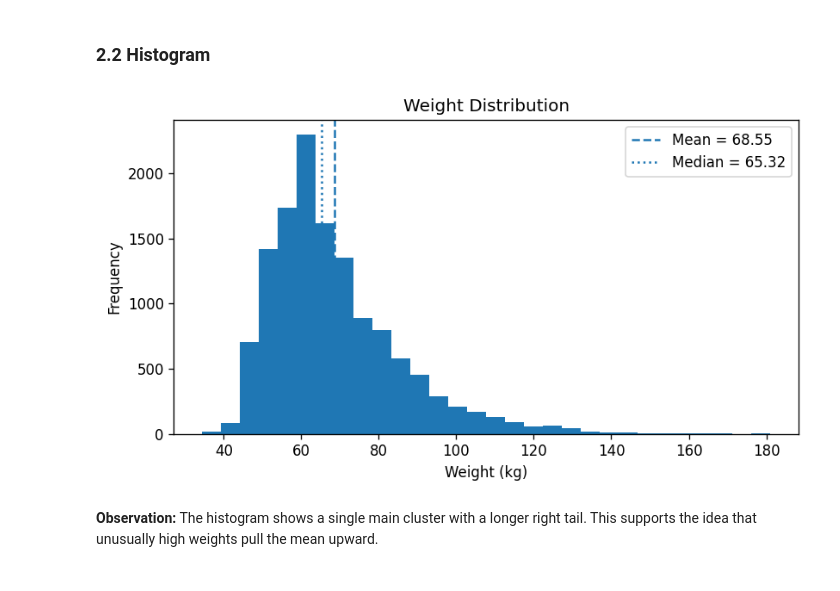
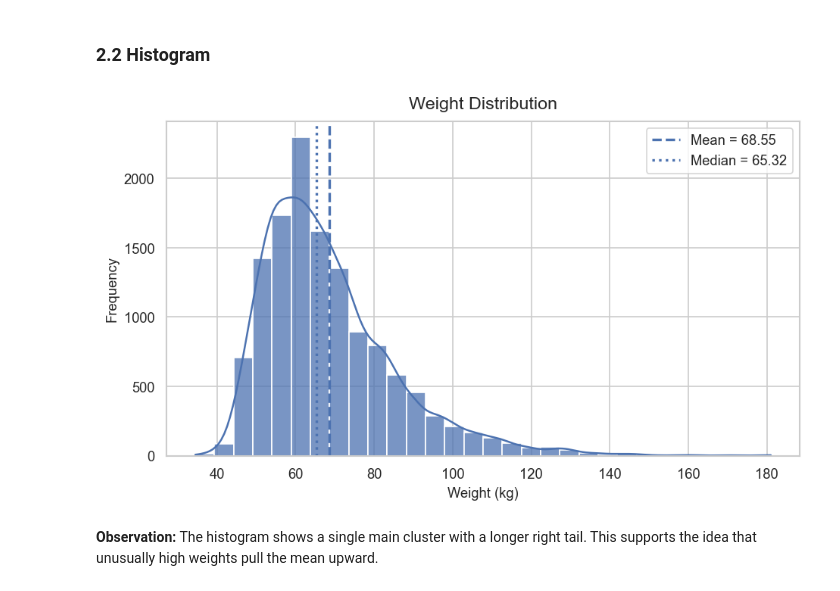
Before and after one commit to asd854026/2026-Spring-Stat2-Cycle2, a Jupyter notebook: notebooks/02_ContinueVariable_eda.ipynb, the cells around one changed output. Drawn from its saved outputs; the diff is of its cells as text; code cells hidden in the pictures.

```diff
--- a/notebooks/02_ContinueVariable_eda.ipynb
+++ b/notebooks/02_ContinueVariable_eda.ipynb
@@ -4,11 +4,15 @@
 ## 1. Data
 # %%
 from pathlib import Path
+import numpy as np
 import pandas as pd
+import seaborn as sns
 import matplotlib.pyplot as plt
 from IPython.display import display, Markdown
+from scipy import stats
 
 plt.rcParams['figure.dpi'] = 120
+sns.set_theme(style="whitegrid", context="notebook")
 
 ROOT = Path.cwd().resolve().parent
 PROCESSED_PATH = ROOT / "data" / "processed" / "yrbs_selected_cleaned.csv"
@@ -194,19 +71,22 @@ display(summary_stats)
 # %% [markdown]
 ### 2.2 Histogram
 # %%
-plt.figure(figsize=(7, 4))
-plt.hist(w, bins=30)
-plt.axvline(w.mean(), linestyle="--", label=f"Mean = {w.mean():.2f}")
-plt.axvline(w.median(), linestyle=":", label=f"Median = {w.median():.2f}")
-plt.title("Weight Distribution")
-plt.xlabel("Weight (kg)")
-plt.ylabel("Frequency")
-plt.legend()
+plt.figure(figsize=(8, 4.8))
+sns.histplot(w, bins=30, kde=True, alpha=0.75)
+
+plt.axvline(w.mean(), linestyle="--", linewidth=2, label=f"Mean = {w.mean():.2f}")
+plt.axvline(w.median(), linestyle=":", linewidth=2, label=f"Median = {w.median():.2f}")
+
+plt.title("Weight Distribution", fontsize=14, pad=10)
+plt.xlabel("Weight (kg)", fontsize=11)
+plt.ylabel("Frequency", fontsize=11)
+plt.legend(frameon=True)
 plt.tight_layout()
+
 plt.savefig(FIG_DIR / "02_weight_histogram.png", bbox_inches="tight")
 plt.show()
 # %% [output]
-[figure, old version]
+[figure, new version]
 # %% [markdown]
 **Observation:** The histogram shows a single main cluster with a longer right tail. This supports the idea that unusually high weights pull the mean upward.
 # %% [markdown]
```
Also changed, not shown: parts of 10 cells of this notebook, 15 other files.
